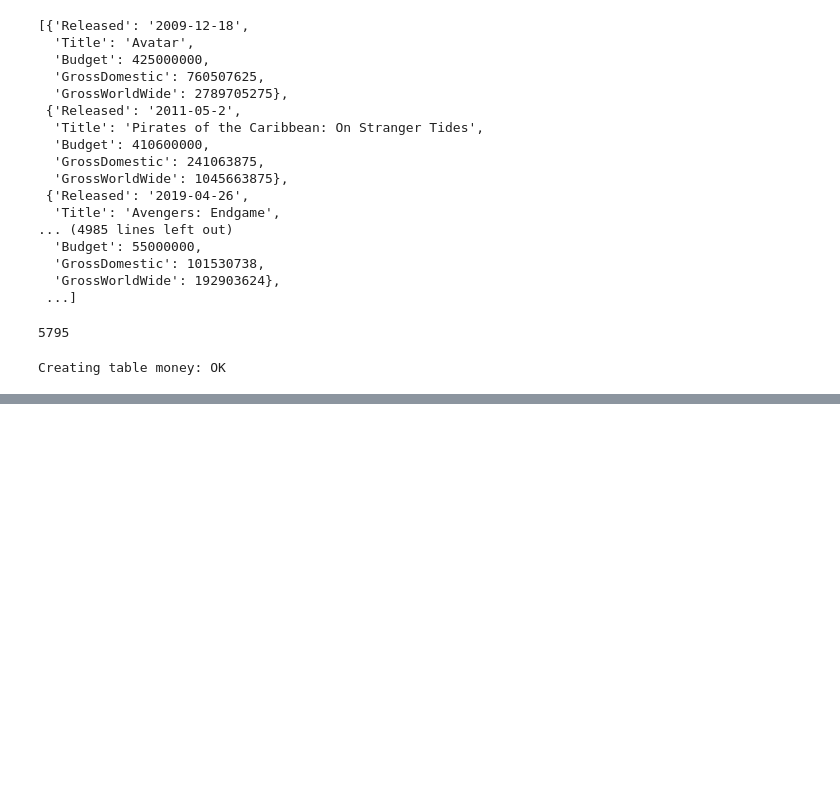
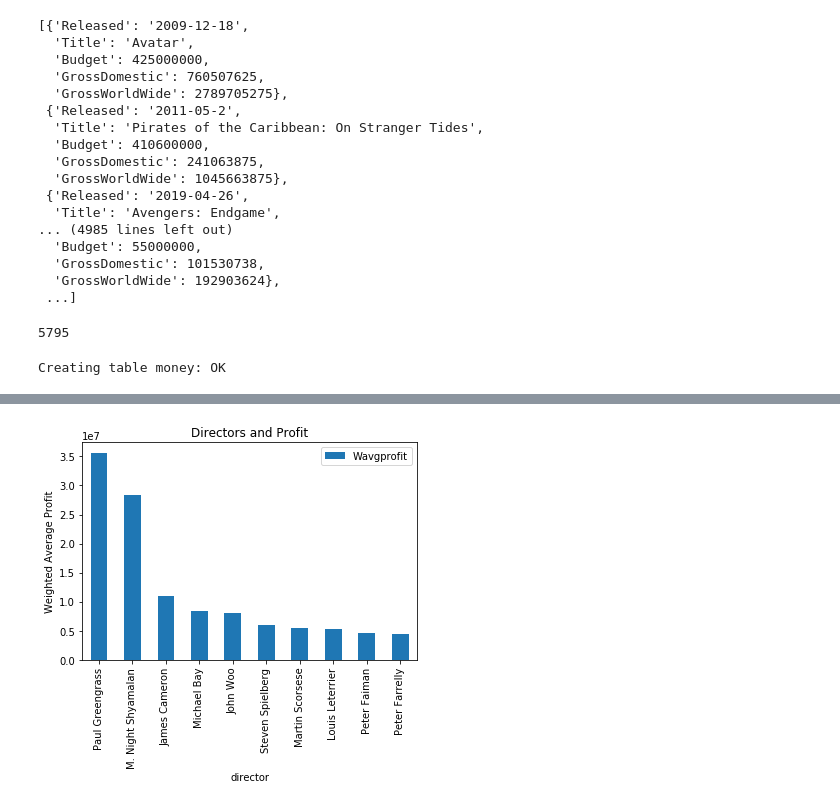
Before and after one commit to Jwdaniel34/stats-movies, a Jupyter notebook: The_Numbers data.ipynb, the cells around one changed output, grey strips where cells are left out. Saved outputs shown, nothing was run; the diff lists cells and outputs as text; code cells hidden in the pictures; blank space fills up the shorter version.

```diff
--- a/The_Numbers data.ipynb
+++ b/The_Numbers data.ipynb
@@ -340,0 +591,2 @@ add_to_moneytable(movie_lstofdicts)
+# %%
+df4 = pd.read_csv('directorprofitstats.csv')
@@ -340,0 +614,11 @@ add_to_moneytable(movie_lstofdicts)
+# %%
+toptendir_profit = df4[0:10]
+# %%
+ax = toptendir_profit.plot.bar(x = 'director', y='Wavgprofit')
+ax.set_ylabel('Weighted Average Profit')
+
+ax.set_title('Directors and Profit')
+
+plt.show()
+# %% [output]
+[figure, added]
```
Also changed, not shown: parts of 40 cells of this notebook, 6 other files.
